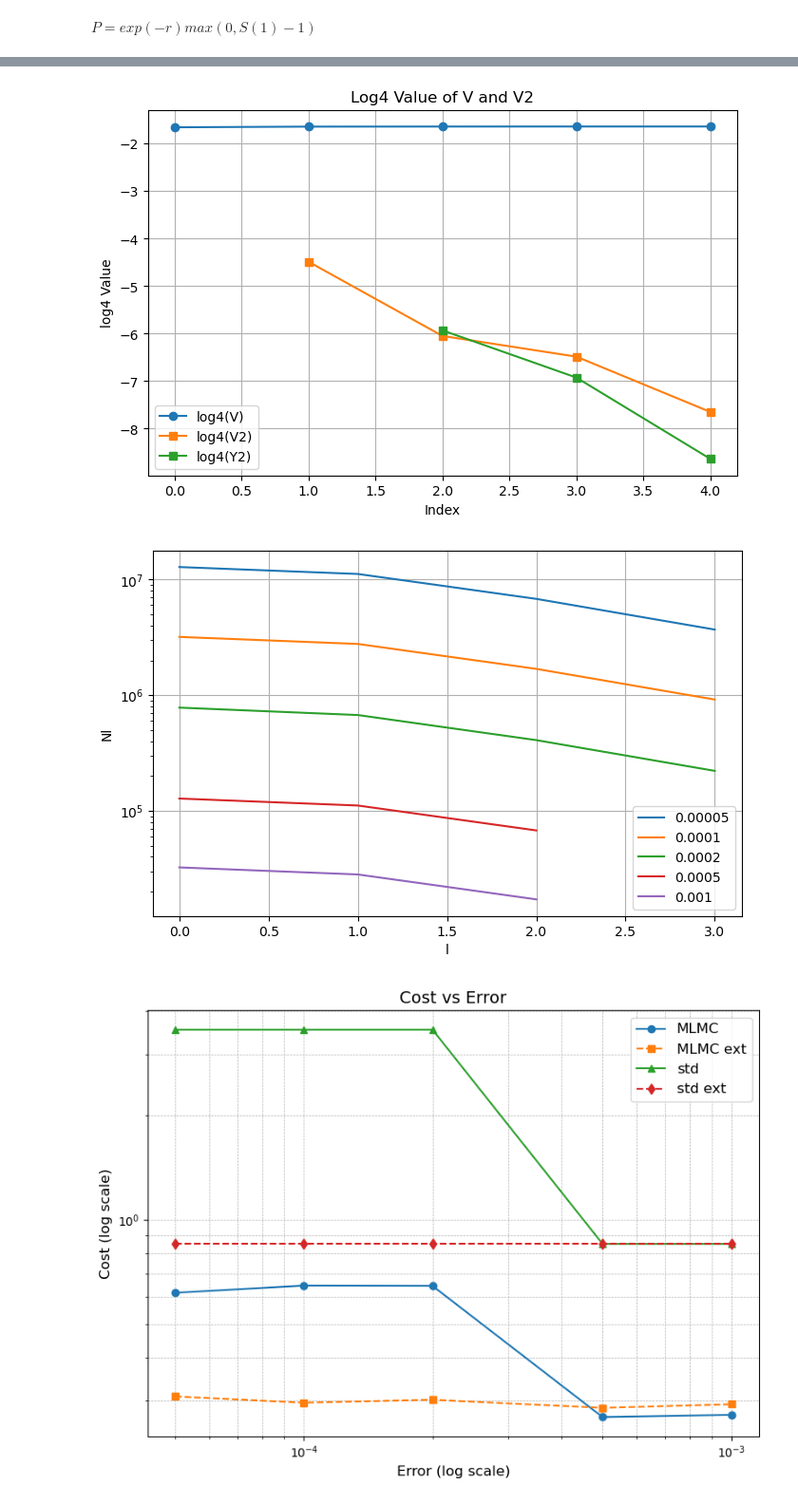
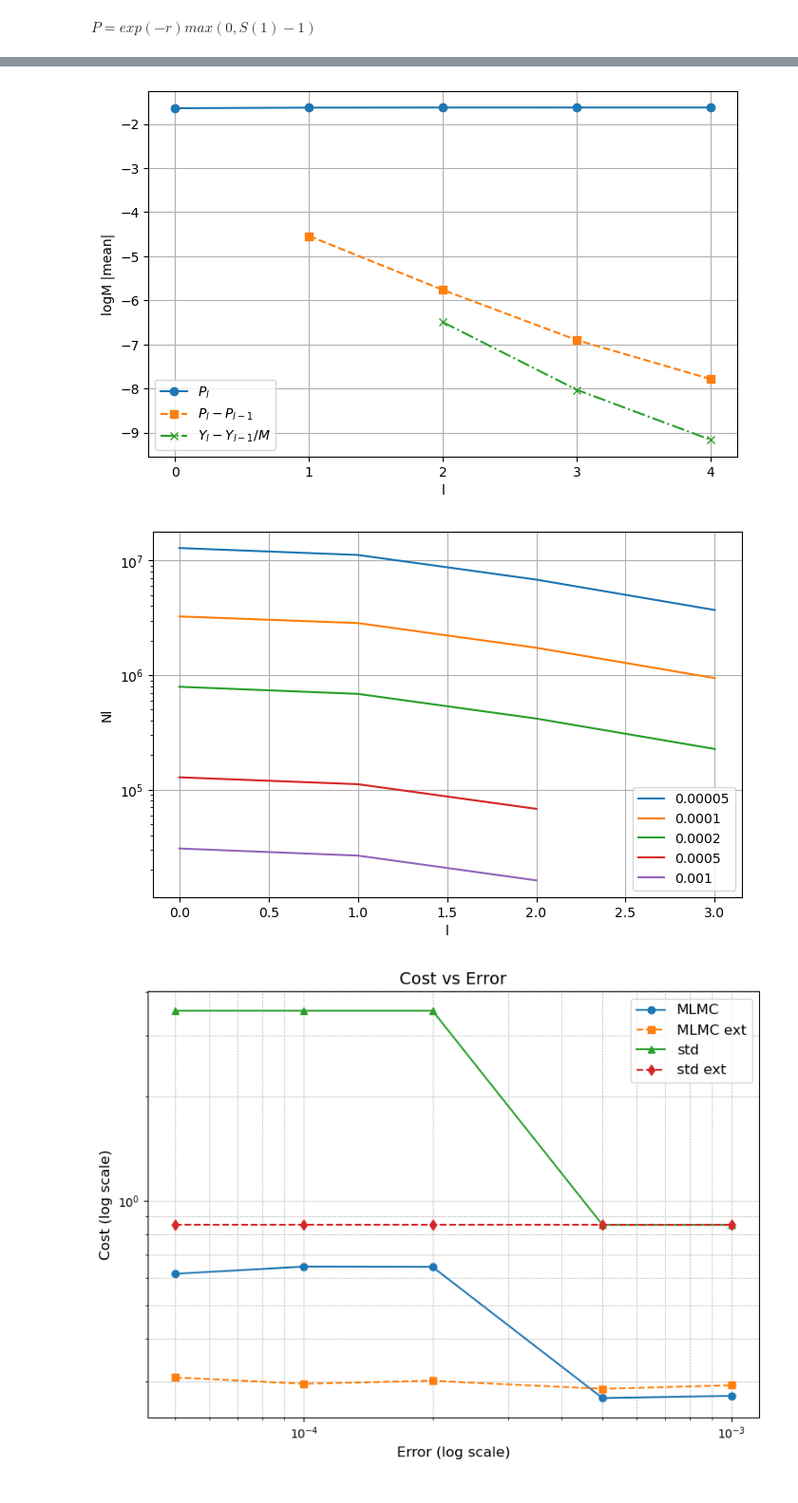
Before and after one commit to FlyingParachute/MathFin_Simu, a Jupyter notebook: Part2.ipynb, the cells around one changed output, grey strips where cells are left out. Shown at 95% size. Saved outputs shown, nothing was run; the diff lists cells and outputs as text; code cells hidden in the pictures.

```diff
--- a/Part2.ipynb
+++ b/Part2.ipynb
@@ -72,8 +72,8 @@ def mlmc(sim_method, L=5, err=1e-4):
         n_steps_l = int(T / dt_l)
         W_l_dict[l] = [sum(W_l_dict[l+1][i*M : (i+1)*M]) for i in range(n_steps_l)]
 
-    while (l < 2 or not converge) and l<L:
-    #while l < L:
+    #while (l < 2 or not converge) and l<L:
+    while l < L:
         pl, vl, parray = sim_method(W_l_dict[l], dt=h(l))
         #pl, vl, parray = sim_method(dt=h(l))
         P.append(pl)
@@ -198,22 +199,23 @@ plt.show()
 # %%
-#P2 = [0]+[P[i]-P[i-1] for i in range(1, 5)]
+P2 = list(map(abs, Y))
 Y2 = [0, 0] + [abs(Y[i]-Y[i-1]/4) for i in range(2, 5)]
 
 plt.figure(figsize=(8, 5))
-plt.plot(np.log(P) / np.log(4), label='log4(V)', marker='o')
-plt.plot(np.log(Y) / np.log(4), label='log4(P2)', marker='s')
-plt.plot(np.log(Y2) / np.log(4), label='log4(Y2)', marker='x')
+plt.plot(np.log(P) / np.log(M), label=r'$P_l$', marker='o', linestyle='-')
+plt.plot(np.log(P2) / np.log(M), label=r'$P_l-P_{l-1}$', marker='s', linestyle='--')
+plt.plot(np.log(Y2) / np.log(M), label=r'$Y_l-Y_{l-1}/M$', marker='x', linestyle='-.')
 
-plt.xlabel("Index")
-plt.ylabel("log4 Value")
-plt.title("Log4 Value of V and V2")
+plt.xlabel("l")
+plt.xticks([0, 1, 2, 3, 4])
+plt.ylabel("logM |mean|")
+#plt.title("Log4 Value of V and V2")
 plt.legend()
 plt.grid(True)
 
 
 plt.show()
 # %% [output]
-[figure, old version]
+[figure, new version]
 # %%
 def sim_euro_ext(dW_coarse, dW_fine, n_paths=NL,
                          dt_coarse=None, dt_fine=None,
@@ -272,7 +274,7 @@ def pltNlist(Nlist):
 
 pltNlist(Nlist)
 # %% [output]
-[figure, old version]
+[figure, new version]
 # %%
 plt.figure(figsize=(8, 6))
 plt.loglog(errs, costs, marker='o', linestyle='-', label='MLMC')
```
Also changed, not shown: parts of 21 cells of this notebook.
